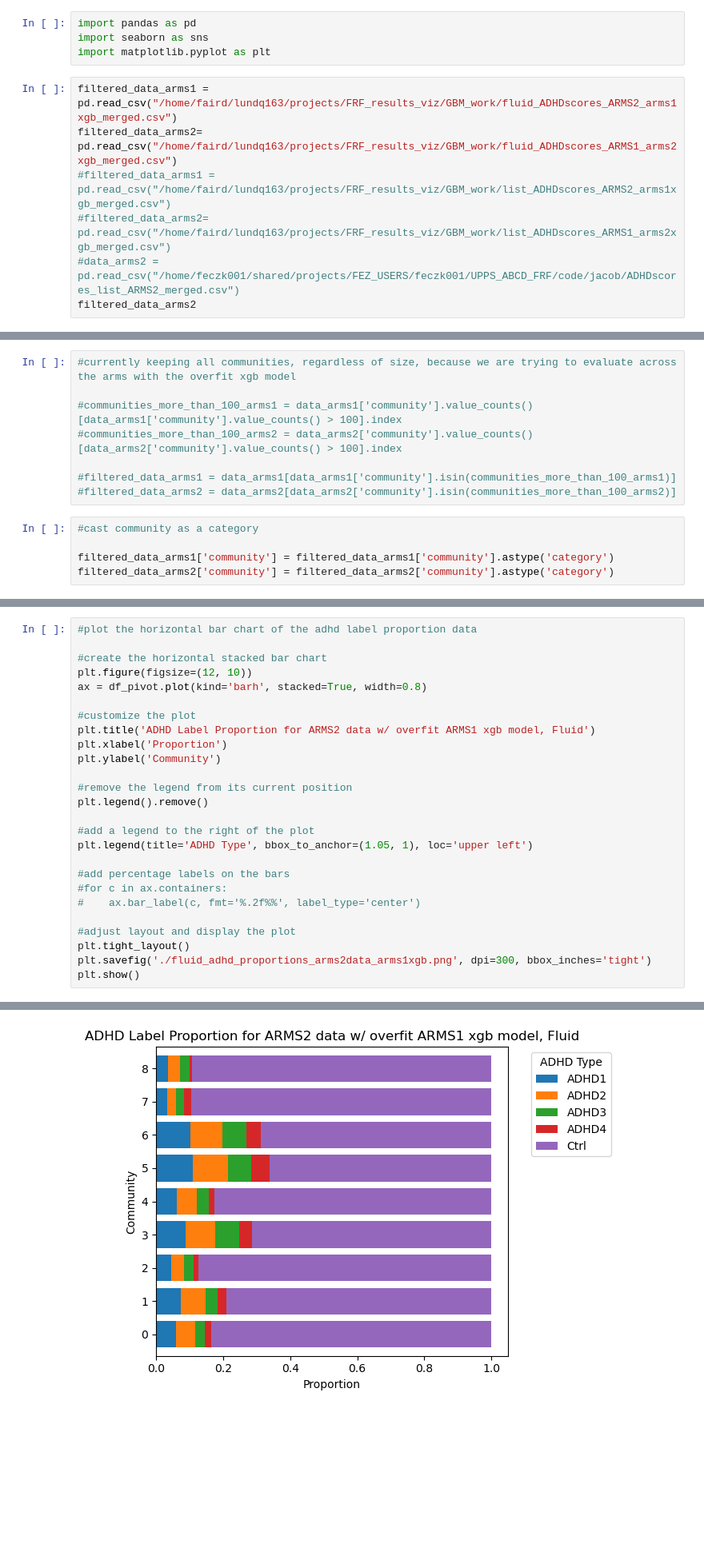
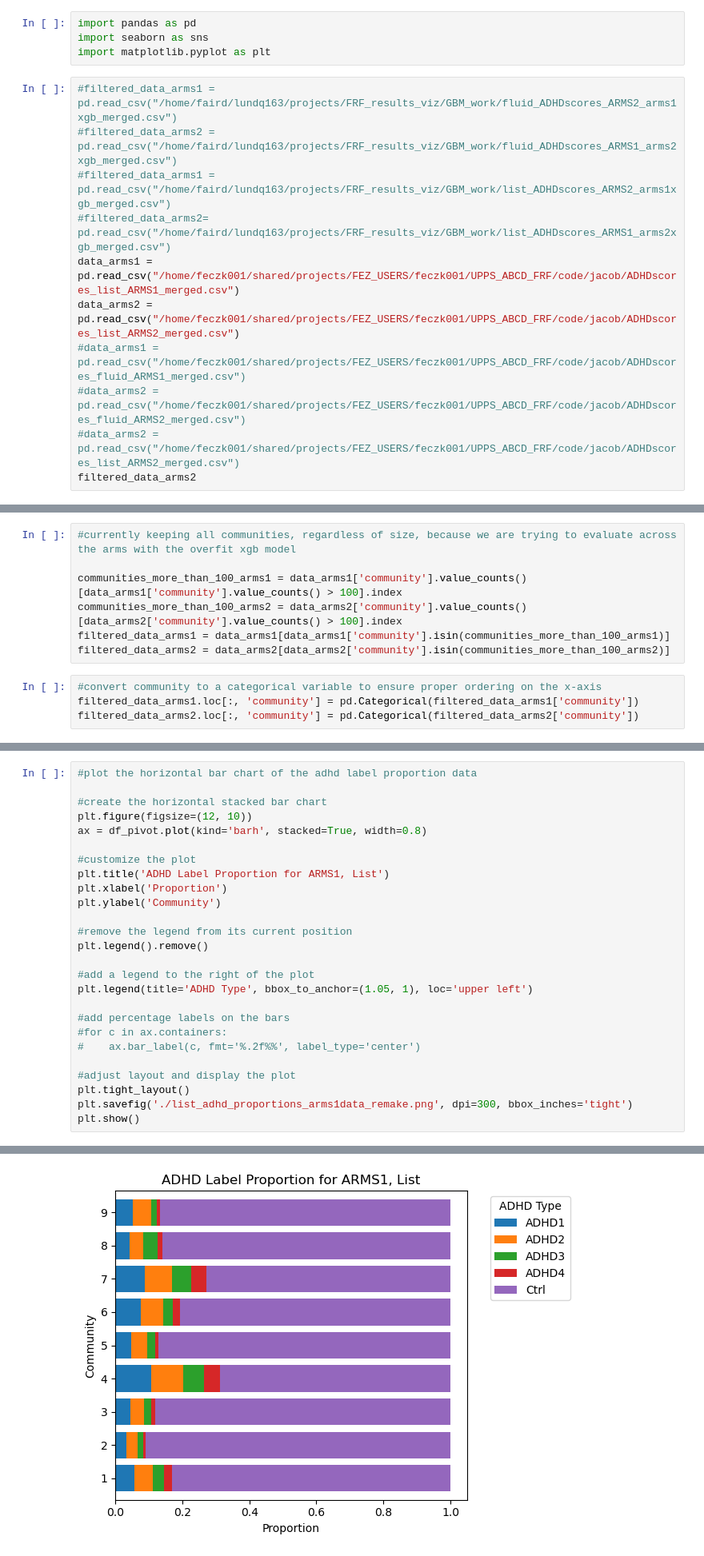
Before and after one commit to lundq163/FRF_results_viz, a Jupyter notebook: refactor/ADHD_horiz_label_fig.ipynb, the cells around one changed output, grey strips where cells are left out. Shown at 80% size. Drawn from its saved outputs; the diff is of its cells as text; blank space fills up the shorter version.

```diff
--- a/refactor/ADHD_horiz_label_fig.ipynb
+++ b/refactor/ADHD_horiz_label_fig.ipynb
@@ -5,10 +5,14 @@ import pandas as pd
 import seaborn as sns
 import matplotlib.pyplot as plt
 # %%
-filtered_data_arms1 = pd.read_csv("/home/faird/lundq163/projects/FRF_results_viz/GBM_work/fluid_ADHDscores_ARMS2_arms1xgb_merged.csv")
-filtered_data_arms2= pd.read_csv("/home/faird/lundq163/projects/FRF_results_viz/GBM_work/fluid_ADHDscores_ARMS1_arms2xgb_merged.csv")
+#filtered_data_arms1 = pd.read_csv("/home/faird/lundq163/projects/FRF_results_viz/GBM_work/fluid_ADHDscores_ARMS2_arms1xgb_merged.csv")
+#filtered_data_arms2 = pd.read_csv("/home/faird/lundq163/projects/FRF_results_viz/GBM_work/fluid_ADHDscores_ARMS1_arms2xgb_merged.csv")
 #filtered_data_arms1 = pd.read_csv("/home/faird/lundq163/projects/FRF_results_viz/GBM_work/list_ADHDscores_ARMS2_arms1xgb_merged.csv")
 #filtered_data_arms2= pd.read_csv("/home/faird/lundq163/projects/FRF_results_viz/GBM_work/list_ADHDscores_ARMS1_arms2xgb_merged.csv")
+data_arms1 = pd.read_csv("/home/feczk001/shared/projects/FEZ_USERS/feczk001/UPPS_ABCD_FRF/code/jacob/ADHDscores_list_ARMS1_merged.csv")
+data_arms2 = pd.read_csv("/home/feczk001/shared/projects/FEZ_USERS/feczk001/UPPS_ABCD_FRF/code/jacob/ADHDscores_list_ARMS2_merged.csv")
+#data_arms1 = pd.read_csv("/home/feczk001/shared/projects/FEZ_USERS/feczk001/UPPS_ABCD_FRF/code/jacob/ADHDscores_fluid_ARMS1_merged.csv")
+#data_arms2 = pd.read_csv("/home/feczk001/shared/projects/FEZ_USERS/feczk001/UPPS_ABCD_FRF/code/jacob/ADHDscores_fluid_ARMS2_merged.csv")
 #data_arms2 = pd.read_csv("/home/feczk001/shared/projects/FEZ_USERS/feczk001/UPPS_ABCD_FRF/code/jacob/ADHDscores_list_ARMS2_merged.csv")
 filtered_data_arms2
 # %% [output]
@@ -28,16 +32,14 @@ filtered_data_arms2
 # %%
 #currently keeping all communities, regardless of size, because we are trying to evaluate across the arms with the overfit xgb model
 
-#communities_more_than_100_arms1 = data_arms1['community'].value_counts()[data_arms1['community'].value_counts() > 100].index
-#communities_more_than_100_arms2 = data_arms2['community'].value_counts()[data_arms2['community'].value_counts() > 100].index
-
-#filtered_data_arms1 = data_arms1[data_arms1['community'].isin(communities_more_than_100_arms1)]
-#filtered_data_arms2 = data_arms2[data_arms2['community'].isin(communities_more_than_100_arms2)]
+communities_more_than_100_arms1 = data_arms1['community'].value_counts()[data_arms1['community'].value_counts() > 100].index
+communities_more_than_100_arms2 = data_arms2['community'].value_counts()[data_arms2['community'].value_counts() > 100].index
+filtered_data_arms1 = data_arms1[data_arms1['community'].isin(communities_more_than_100_arms1)]
+filtered_data_arms2 = data_arms2[data_arms2['community'].isin(communities_more_than_100_arms2)]
 # %%
-#cast community as a category
-
-filtered_data_arms1['community'] = filtered_data_arms1['community'].astype('category')
-filtered_data_arms2['community'] = filtered_data_arms2['community'].astype('category')
+#convert community to a categorical variable to ensure proper ordering on the x-axis
+filtered_data_arms1.loc[:, 'community'] = pd.Categorical(filtered_data_arms1['community'])
+filtered_data_arms2.loc[:, 'community'] = pd.Categorical(filtered_data_arms2['community'])
 # %%
 #function to determine the grouping of all possible adhd label combinations/conditions
 
@@ -260,29 +265,29 @@ df_pivot
 # %%
 #plot the horizontal bar chart of the adhd label proportion data
 
 #create the horizontal stacked bar chart
 plt.figure(figsize=(12, 10))
 ax = df_pivot.plot(kind='barh', stacked=True, width=0.8)
 
 #customize the plot
-plt.title('ADHD Label Proportion for ARMS2 data w/ overfit ARMS1 xgb model, Fluid')
+plt.title('ADHD Label Proportion for ARMS1, List')
 plt.xlabel('Proportion')
 plt.ylabel('Community')
 
 #remove the legend from its current position
 plt.legend().remove()
 
 #add a legend to the right of the plot
 plt.legend(title='ADHD Type', bbox_to_anchor=(1.05, 1), loc='upper left')
 
 #add percentage labels on the bars
 #for c in ax.containers:
 #    ax.bar_label(c, fmt='%.2f%%', label_type='center')
 
 #adjust layout and display the plot
 plt.tight_layout()
-plt.savefig('./fluid_adhd_proportions_arms2data_arms1xgb.png', dpi=300, bbox_inches='tight')
+plt.savefig('./list_adhd_proportions_arms1data_remake.png', dpi=300, bbox_inches='tight')
 plt.show()
 # %% [output]
 <Figure size 1200x1000 with 0 Axes>
-[figure, old version]
+[figure, new version]
```
Also changed, not shown: parts of 9 cells of this notebook, 42 other files.
